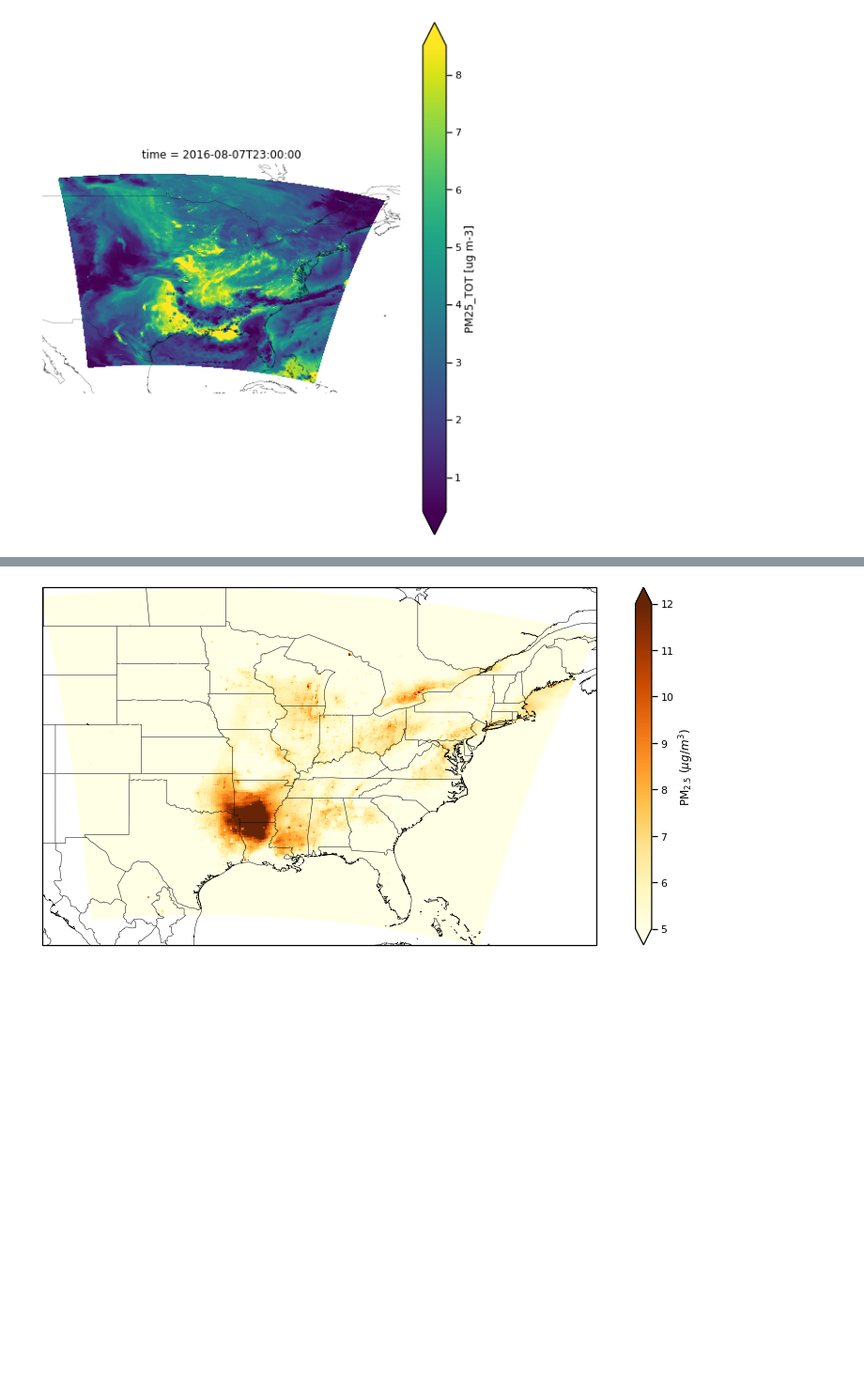
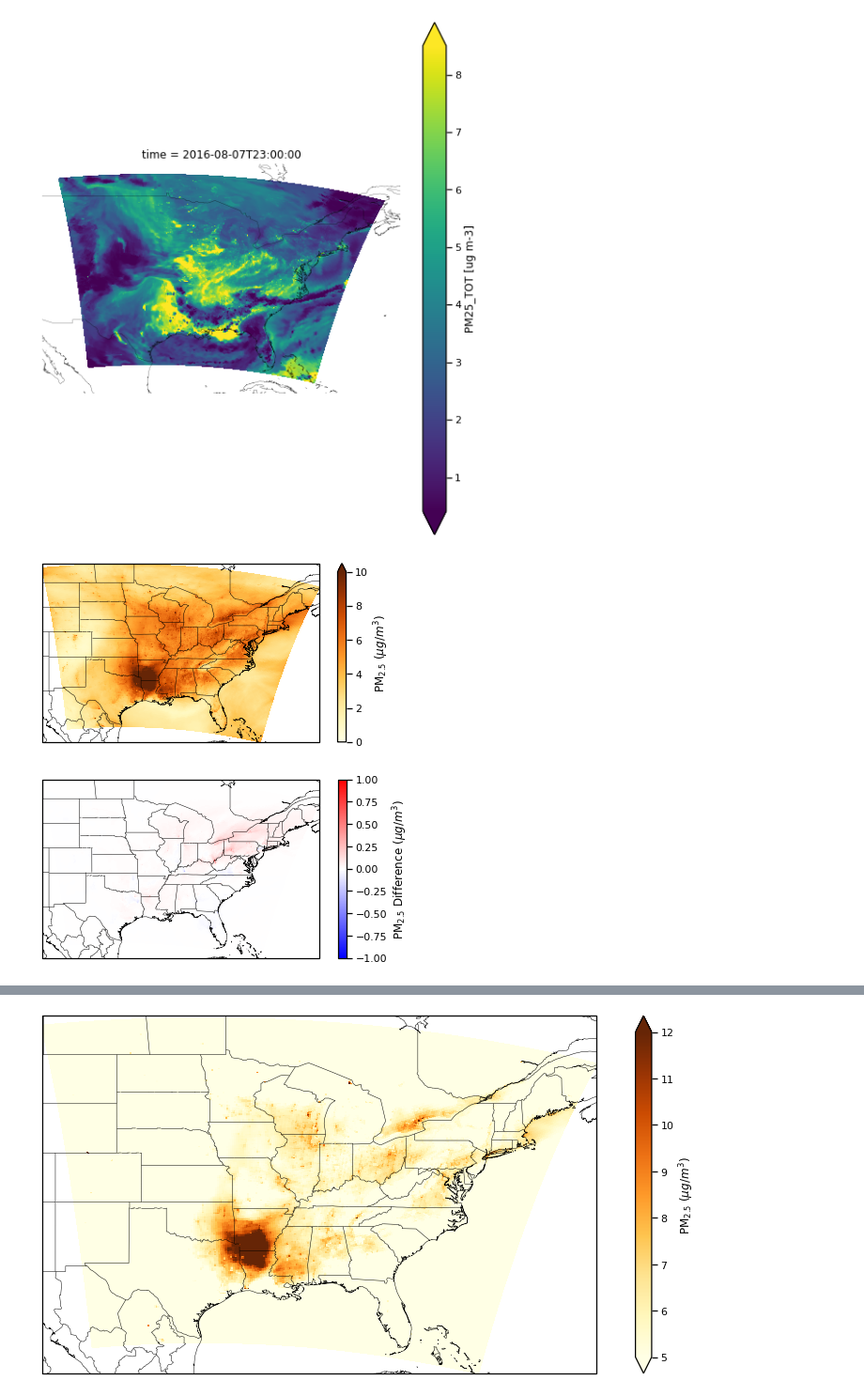
Before and after one commit to jeffreysward/cmaqpy, a Jupyter notebook: notebooks/Visualize cctm output dev.ipynb, the cells around one changed output, grey strips where cells are left out. Shown at 94% size. Saved outputs shown, nothing was run; the diff lists cells and outputs as text; code cells hidden in the pictures; blank space fills up the shorter version.

```diff
--- a/notebooks/Visualize cctm output dev.ipynb
+++ b/notebooks/Visualize cctm output dev.ipynb
@@ -80,3 +83,51 @@ def pollution_plot(da, vmin=0, vmax=12, cmap=cm.get_cmap('YlOrBr'), cbar_label='
         plt.savefig(figpath)
     else:
         plt.show()
+# %%
+def conc_compare(da1, da2, extent=None,
+                 vmin1=0, vmax1=10, vmin2=-1, vmax2=1, cmap1=cm.get_cmap('YlOrBr'), cmap2=cm.get_cmap('bwr'),
+                 cbar_label1='PM$_{2.5}$ ($\mu g/m^{3}$)', cbar_label2='PM$_{2.5}$ Difference (%)',
+                 titlestr1=None, titlestr2=None,
+                 figsize=(15,7), savefig=False, figpath1='./conc_compare1.png', figpath2='./conc_compare2.png'):
+    """
+    Creates two filled colormaps for concentration comparisons.
+    """
+    # f, (ax1, ax2) = plt.subplots(nrows=2, ncols=1, figsize=fsize)
+    if extent is None:
+        extent = [da1.longitude.min(), da1.longitude.max(), da1.latitude.min(), da1.latitude.max() - 2]
+    f1, ax1 = m.plots.draw_map(states=True, resolution='10m', figsize=figsize,  linewidth=0.5, extent=extent, subplot_kw={'projection': ccrs.PlateCarree()}, return_fig=True)
+    f2, ax2 = m.plots.draw_map(states=True, resolution='10m', figsize=figsize,  linewidth=0.5,  extent=extent, subplot_kw={'projection': ccrs.PlateCarree()}, return_fig=True)
+    # f.axes.append(ax2)
+    da1.plot(x='longitude', y='latitude', ax=ax1, robust=True,
+            vmin=vmin1, vmax=vmax1, cmap=cmap1,
+            cbar_kwargs={'label': cbar_label1},
+            )
+    da2.plot(x='longitude', y='latitude', ax=ax2, robust=True,
+            vmin=vmin2, vmax=vmax2, cmap=cmap2,
+            cbar_kwargs={'label': cbar_label2},
+            )
+
+    if titlestr1 is not None:
+        ax1.set_title(titlestr1)
+    if titlestr2 is not None:
+        ax2.set_title(titlestr2)
+    if savefig:
+        f1.savefig(figpath1, dpi=300, transparent=True, bbox_inches='tight')
+        f2.savefig(figpath2, dpi=300, transparent=True, bbox_inches='tight')
+    else:
+        f1.show()
+        f2.show()
+# %%
+pm25_mean = c1.PM25_TOT.mean(dim='time')
+pm25_mean_diff = (c1.PM25_TOT - c.PM25_TOT).mean(dim='time')
+# pm25_pct_diff = (c1.PM25_TOT - c.PM25_TOT) / c.PM25_TOT
+# pm25_mean_pct_diff = pm25_pct_diff.mean(dim='time')
+
+conc_compare(pm25_mean, pm25_mean_diff, extent=None,
+             vmin1=0, vmax1=10, vmin2=-1, vmax2=1, cmap1=cm.get_cmap('YlOrBr'), cmap2=cm.get_cmap('bwr'),
+             cbar_label1='PM$_{2.5}$ ($\mu g/m^{3}$)', cbar_label2='PM$_{2.5}$ Difference ($\mu g/m^{3}$)',
+             figsize=(7,3.5), savefig=True, figpath1='../cmaqpy/data/plots/PM2.5.png',
+             figpath2='../cmaqpy/data/plots/PM2.5_diff.png')
+# %% [output]
+[figure, added]
+[figure, added]
```
Also changed, not shown: parts of 5 cells of this notebook, 11 other files.
